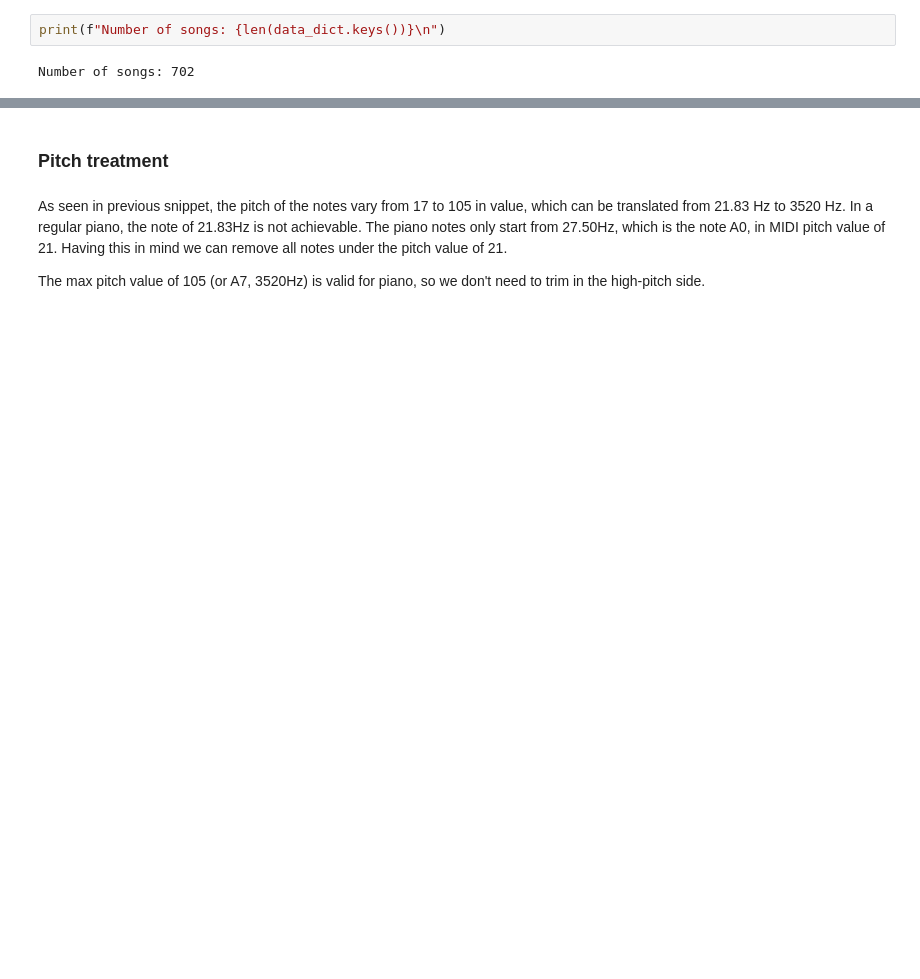
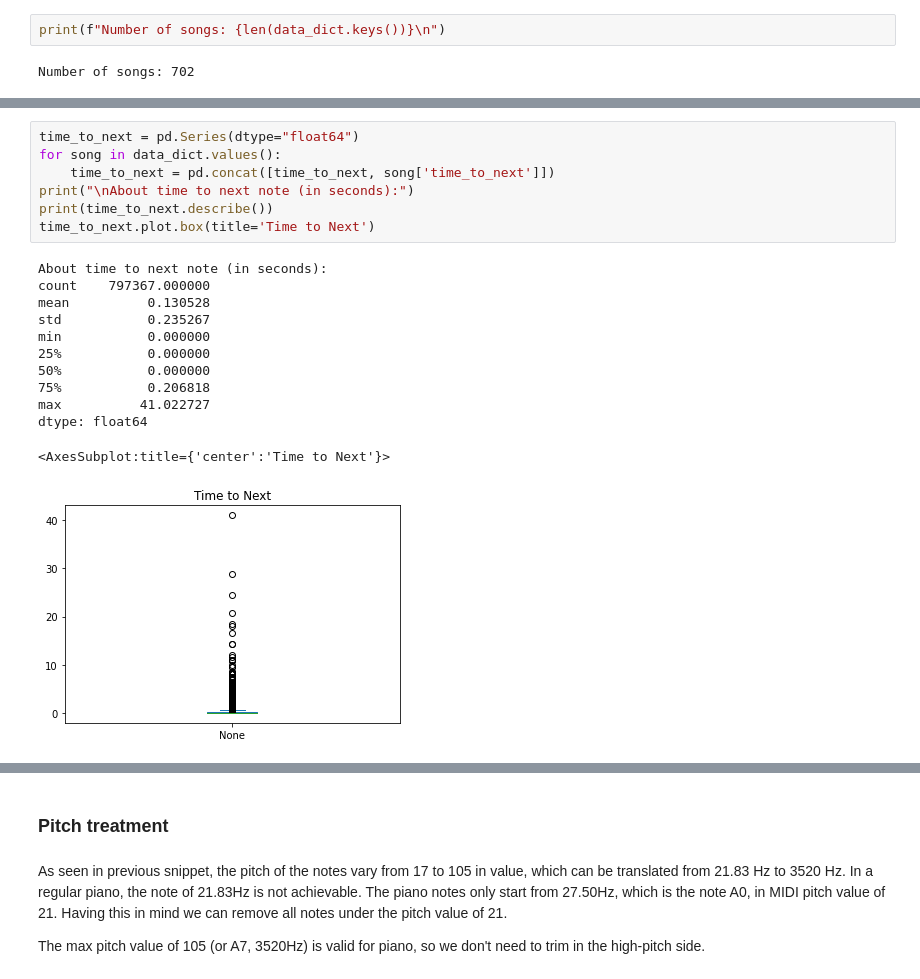
Before and after one commit to andresaar/PUC-Projeto, a Jupyter notebook: source/data_treatment.ipynb, the cells around one changed output, grey strips where cells are left out. Drawn from its saved outputs; the diff is of its cells as text; blank space fills up the shorter version.

```diff
--- a/source/data_treatment.ipynb
+++ b/source/data_treatment.ipynb
@@ -119 +149,21 @@ note_duration.plot.box()
+# %%
+time_to_next = pd.Series(dtype="float64")
+for song in data_dict.values():
+    time_to_next = pd.concat([time_to_next, song['time_to_next']])
+print("\nAbout time to next note (in seconds):")
+print(time_to_next.describe())
+time_to_next.plot.box(title='Time to Next')
+# %% [output]
+About time to next note (in seconds):
+count    797367.000000
+mean          0.130528
+std           0.235267
+min           0.000000
+25%           0.000000
+50%           0.000000
+75%           0.206818
+max          41.022727
+dtype: float64
+<AxesSubplot:title={'center':'Time to Next'}>
+[figure, added]
 # %%
```
Also changed, not shown: parts of 27 cells of this notebook, 1 other file.
